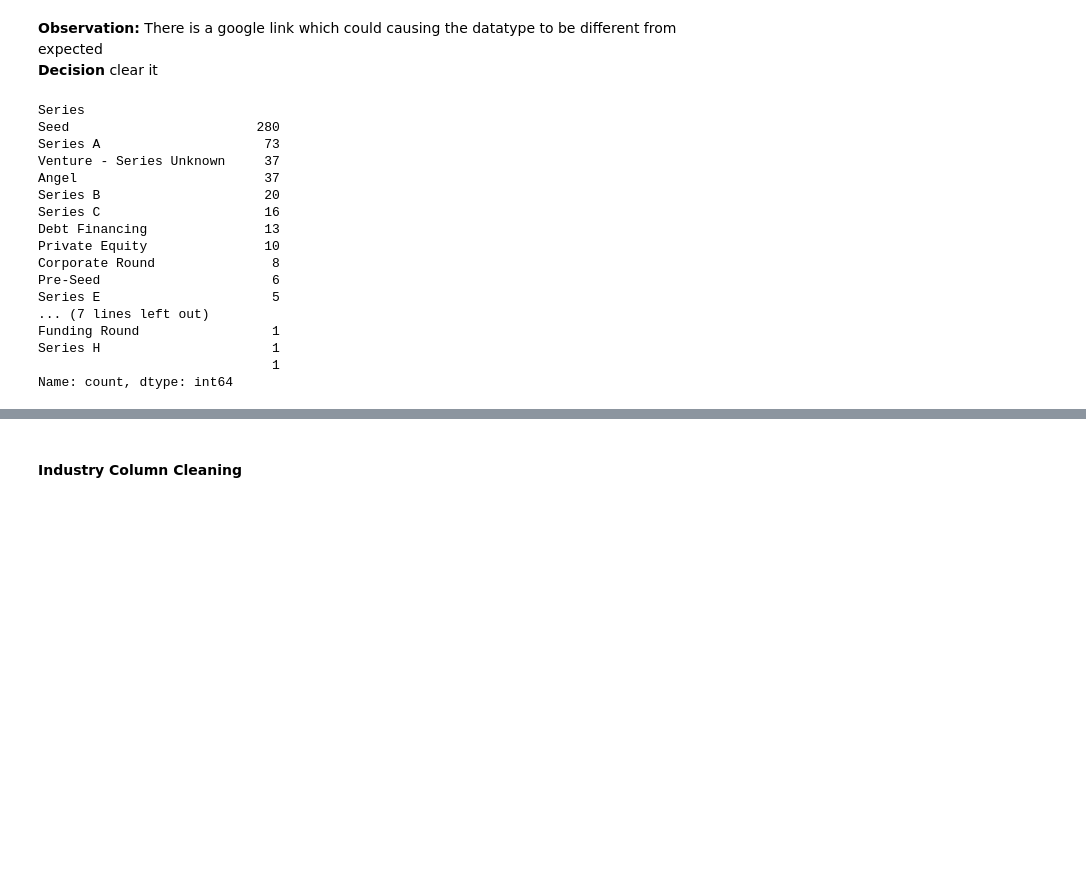
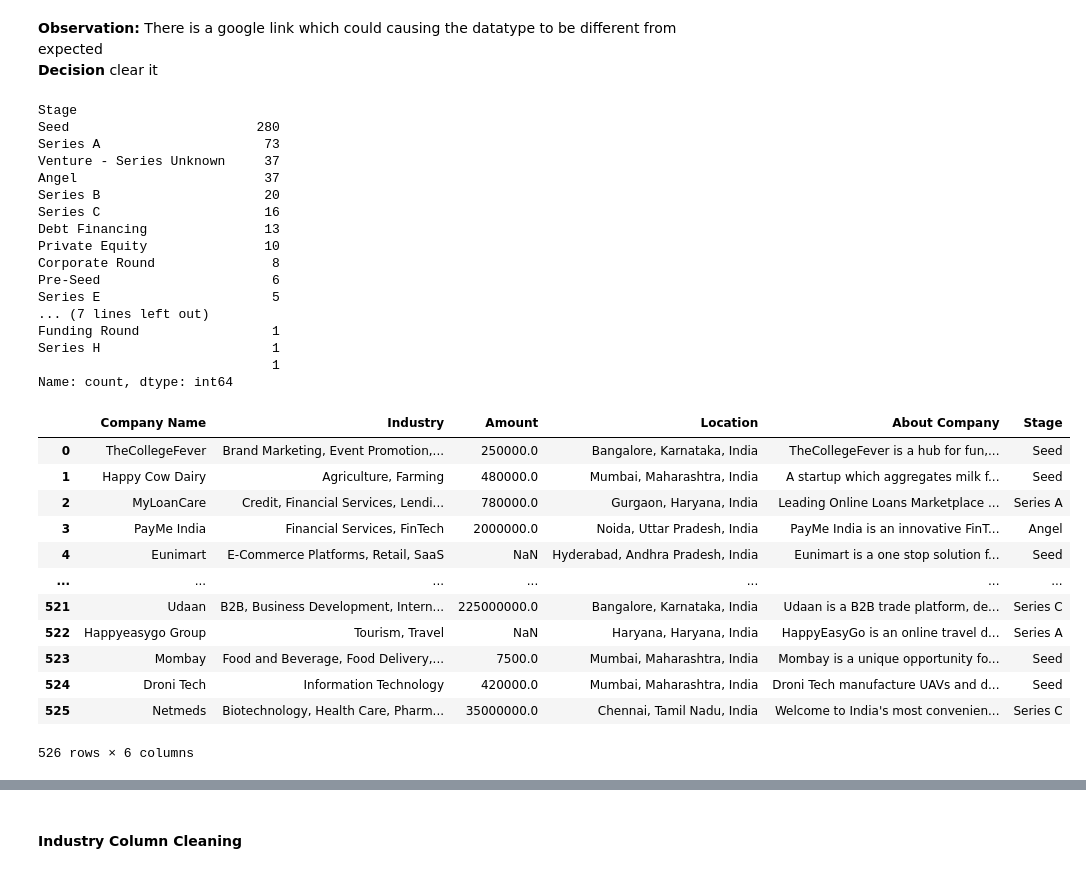
Before and after one commit to Rama-Mwenda/Indian_Ecosystem_Analysis, a Jupyter notebook: Analysis_Notebook.ipynb, the cells around one changed output, grey strips where cells are left out. Cells and saved outputs as stored; diff of their text form; code cells hidden in the pictures; blank space fills up the shorter version.

```diff
--- a/Analysis_Notebook.ipynb
+++ b/Analysis_Notebook.ipynb
@@ -585,7 +606,7 @@ There is a google link which could causing the datatype to be different from exp
 clear it
 # %%
 #Cleaning the column
-df_2018['Series'] = (df_2018
+df_2018['Stage'] = (df_2018
                      ['Round/Series']
                      .str
                      .replace(r'http\S+|www\S+', '', regex=True) #cleaning the url and replacing with space
@@ -594,9 +615,9 @@ df_2018['Series'] = (df_2018
                      .astype('category') #converting to categorical datatype
                      )
 
-df_2018['Series'].value_counts() #confirming the url has been removed
+df_2018['Stage'].value_counts() #confirming the url has been removed
 # %% [output]
-Series
+Stage
 Seed                        280
 Series A                     73
 Venture - Series Unknown     37
@@ -614,8 +635,26 @@ Series H                      1
                               1
 Name: count, dtype: int64
 # %%
-#dropping the unclean Round/Series column
-df_2018.drop('Round/Series', axis = 1, inplace=True)
+#dropping the deprecated Round/Series column
+(df_2018
+ .drop('Round/Series', axis = 1, inplace=True)
+ )
+
+df_2018
+# %% [output]
+|  | Company Name | Industry | Amount | Location | About Company | Stage |
+| 0 | TheCollegeFever | Brand Marketing, Event Promotion,... | 250000.0 | Bangalore, Karnataka, India | TheCollegeFever is a hub for fun,... | Seed |
+| 1 | Happy Cow Dairy | Agriculture, Farming | 480000.0 | Mumbai, Maharashtra, India | A startup which aggregates milk f... | Seed |
+| 2 | MyLoanCare | Credit, Financial Services, Lendi... | 780000.0 | Gurgaon, Haryana, India | Leading Online Loans Marketplace ... | Series A |
+| 3 | PayMe India | Financial Services, FinTech | 2000000.0 | Noida, Uttar Pradesh, India | PayMe India is an innovative FinT... | Angel |
+| 4 | Eunimart | E-Commerce Platforms, Retail, SaaS | NaN | Hyderabad, Andhra Pradesh, India | Eunimart is a one stop solution f... | Seed |
+| ... | ... | ... | ... | ... | ... | ... |
+| 521 | Udaan | B2B, Business Development, Intern... | 225000000.0 | Bangalore, Karnataka, India | Udaan is a B2B trade platform, de... | Series C |
+| 522 | Happyeasygo Group | Tourism, Travel | NaN | Haryana, Haryana, India | HappyEasyGo is an online travel d... | Series A |
+| 523 | Mombay | Food and Beverage, Food Delivery,... | 7500.0 | Mumbai, Maharashtra, India | Mombay is a unique opportunity fo... | Seed |
+| 524 | Droni Tech | Information Technology | 420000.0 | Mumbai, Maharashtra, India | Droni Tech manufacture UAVs and d... | Seed |
+| 525 | Netmeds | Biotechnology, Health Care, Pharm... | 35000000.0 | Chennai, Tamil Nadu, India | Welcome to India's most convenien... | Series C |
+526 rows × 6 columns
 # %%
 #confirming datatypes are as expected
 df_2018.dtypes
```
Also changed, not shown: parts of 17 cells of this notebook.
